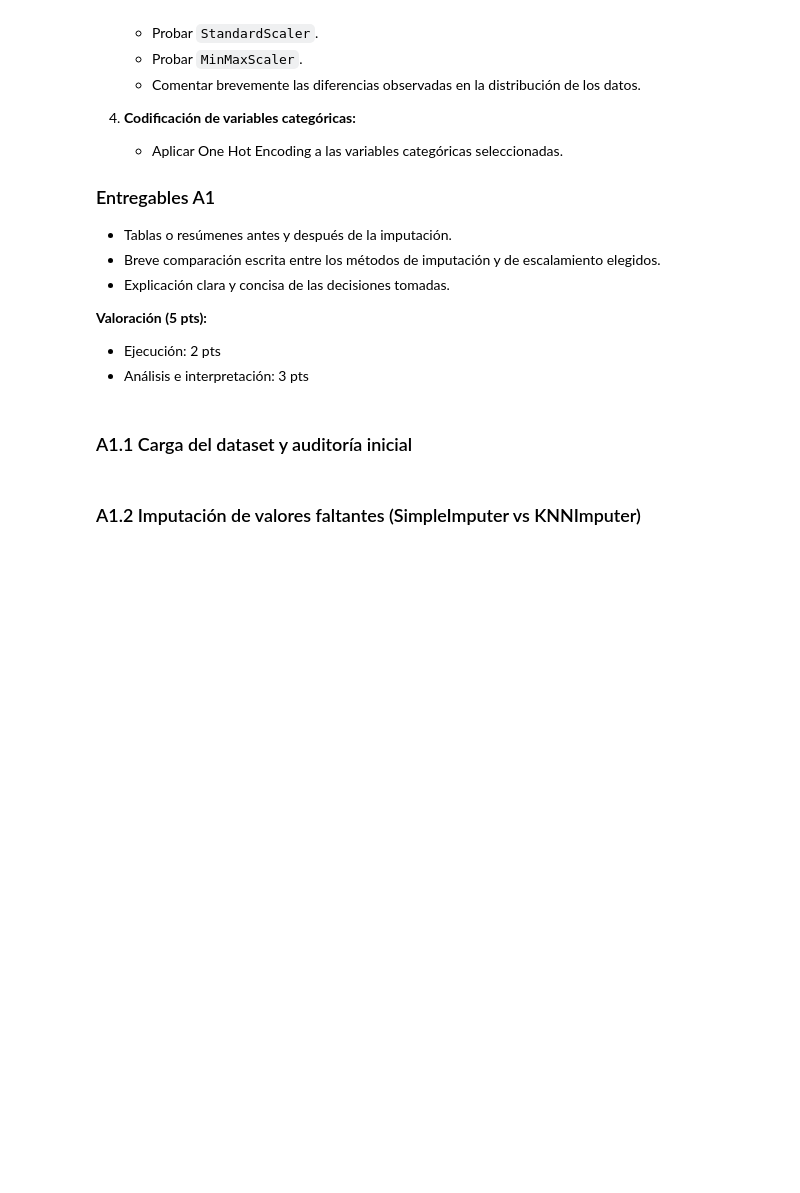
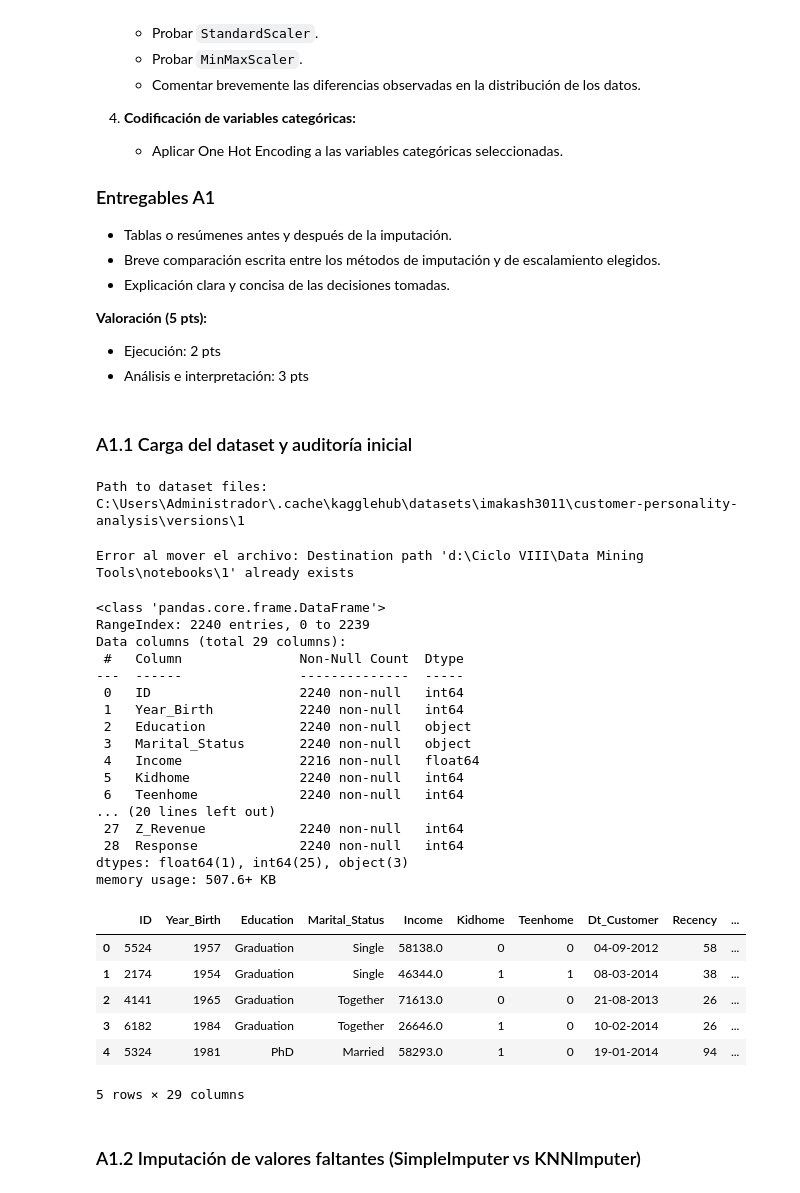
Before and after one commit to NathaNN73/Data-Mining-Tools, a Jupyter notebook: notebooks/Practica_Calificada_02_Data_Mining_Tools.ipynb, the cells around one changed output. Cells and saved outputs as stored; diff of their text form; code cells hidden in the pictures; blank space fills up the shorter version.

```diff
--- a/notebooks/Practica_Calificada_02_Data_Mining_Tools.ipynb
+++ b/notebooks/Practica_Calificada_02_Data_Mining_Tools.ipynb
@@ -64,17 +64,64 @@ Incluye valores faltantes y variables mixtas.
 - Análisis e interpretación: 3 pts
 # %% [markdown]
 ### A1.1 Carga del dataset y auditoría inicial
+# %%
+import kagglehub
+import os
+import shutil
+
+# Download latest version
+path = kagglehub.dataset_download("imakash3011/customer-personality-analysis")
+
+print("Path to dataset files:", path)
+# %% [output]
+Path to dataset files: C:\Users\Administrador\.cache\kagglehub\datasets\imakash3011\customer-personality-analysis\versions\1
+# %%
+destino = os.getcwd()
+if os.path.exists(path):
+    try:
+        os.makedirs(os.path.dirname(destino), exist_ok=True)
+        shutil.move(path, destino)
+        print(f"Archivo movido a: {destino}")
+    except Exception as e:
+        print(f"Error al mover el archivo: {e}")
+else:
+    print("El archivo original no existe.")
+# %% [output]
+Error al mover el archivo: Destination path 'd:\Ciclo VIII\Data Mining Tools\notebooks\1' already exists
 # %%
 # A1.1 Carga del dataset y exploración inicial
 import pandas as pd
 
-# Ejemplo: df = pd.read_csv('marketing_campaign.csv')
-# Reemplaza con la ruta real del archivo descargado desde Kaggle
-df = None  # Cargar aquí el dataset
+df = pd.read_csv('./1/marketing_campaign.csv', sep='\t')
 
 # Mostrar información general
-# df.info()
-# df.head()
+df.info()
+df.head()
+# %% [output]
+<class 'pandas.core.frame.DataFrame'>
+RangeIndex: 2240 entries, 0 to 2239
+Data columns (total 29 columns):
+ #   Column               Non-Null Count  Dtype
+---  ------               --------------  -----
+ 0   ID                   2240 non-null   int64
+ 1   Year_Birth           2240 non-null   int64
+ 2   Education            2240 non-null   object
+ 3   Marital_Status       2240 non-null   object
+ 4   Income               2216 non-null   float64
+ 5   Kidhome              2240 non-null   int64
+ 6   Teenhome             2240 non-null   int64
+... (20 lines left out)
+ 27  Z_Revenue            2240 non-null   int64
+ 28  Response             2240 non-null   int64
+dtypes: float64(1), int64(25), object(3)
+memory usage: 507.6+ KB
+|  | ID | Year_Birth | Education | Marital_Status | Income | Kidhome | Teenhome | Dt_Customer | Recency | ... |
+| 0 | 5524 | 1957 | Graduation | Single | 58138.0 | 0 | 0 | 04-09-2012 | 58 | ... |
+| 1 | 2174 | 1954 | Graduation | Single | 46344.0 | 1 | 1 | 08-03-2014 | 38 | ... |
+| 2 | 4141 | 1965 | Graduation | Together | 71613.0 | 0 | 0 | 21-08-2013 | 26 | ... |
+| 3 | 6182 | 1984 | Graduation | Together | 26646.0 | 1 | 0 | 10-02-2014 | 26 | ... |
+| 4 | 5324 | 1981 | PhD | Married | 58293.0 | 1 | 0 | 19-01-2014 | 94 | ... |
+5 rows × 29 columns
 # %% [markdown]
 ### A1.2 Imputación de valores faltantes (SimpleImputer vs KNNImputer)
 # %%
```
Also changed, not shown: parts of 8 cells of this notebook, 1 other file.
